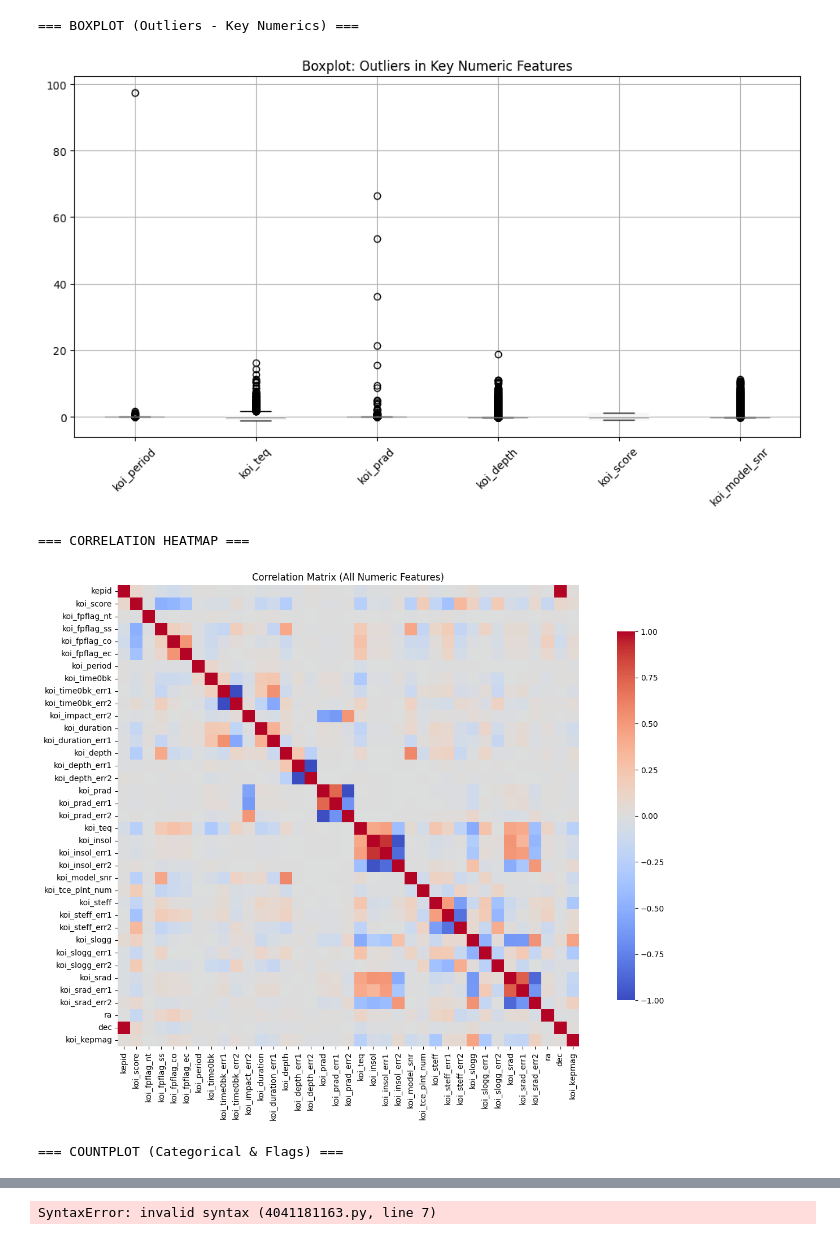
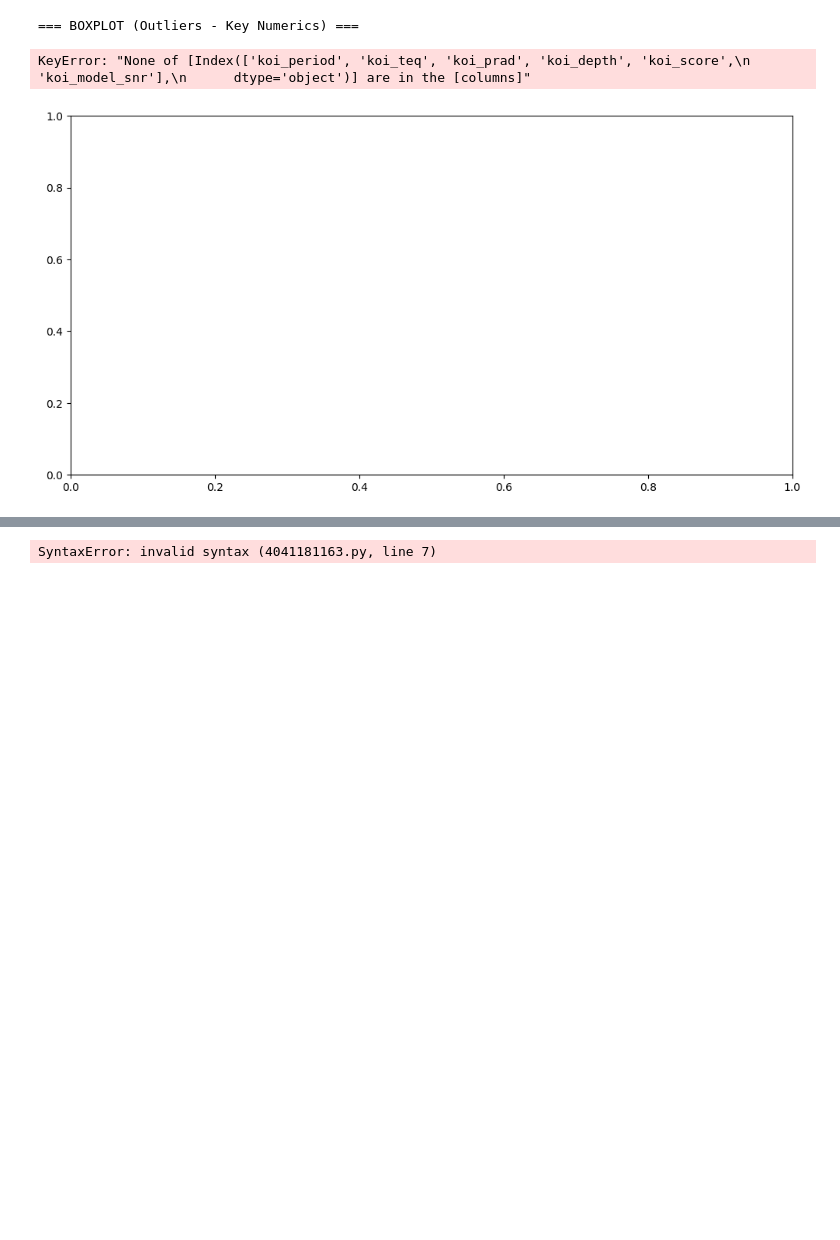
Before and after one commit to thienaminc-ai/Planet-hunter-backend-1.0, a Jupyter notebook: exploration.ipynb, the cells around one changed output, grey strips where cells are left out. Saved outputs shown, nothing was run; the diff lists cells and outputs as text; code cells hidden in the pictures; blank space fills up the shorter version.

```diff
--- a/exploration.ipynb
+++ b/exploration.ipynb
@@ -5,7 +5,7 @@ import matplotlib.pyplot as plt
 import seaborn as sns
 
 # Load file CSV
-file_path = '/Users/santino/dev/python_applications/Planet_hunter/backend/data/kepler/earth 838_processed.csv'
+file_path = '/Users/santino/dev/python_applications/Planet_hunter/backend/data/tess/tess data.csv'
 df = pd.read_csv(file_path, comment='#')  # Bỏ qua metadata '#'
 
 # Set style for Jupyter plots
@@ -104,5 +111,3 @@ koi_tce_delivname     346
 === BOXPLOT (Outliers - Key Numerics) ===
+KeyError: "None of [Index(['koi_period', 'koi_teq', 'koi_prad', 'koi_depth', 'koi_score',\n       'koi_model_snr'],\n      dtype='object')] are in the [columns]"
-[figure, old version]
+[figure, new version]
-=== CORRELATION HEATMAP ===
-[figure, removed]
-=== COUNTPLOT (Categorical & Flags) ===
```
Also changed, not shown: parts of 3 cells of this notebook, 32 other files.
